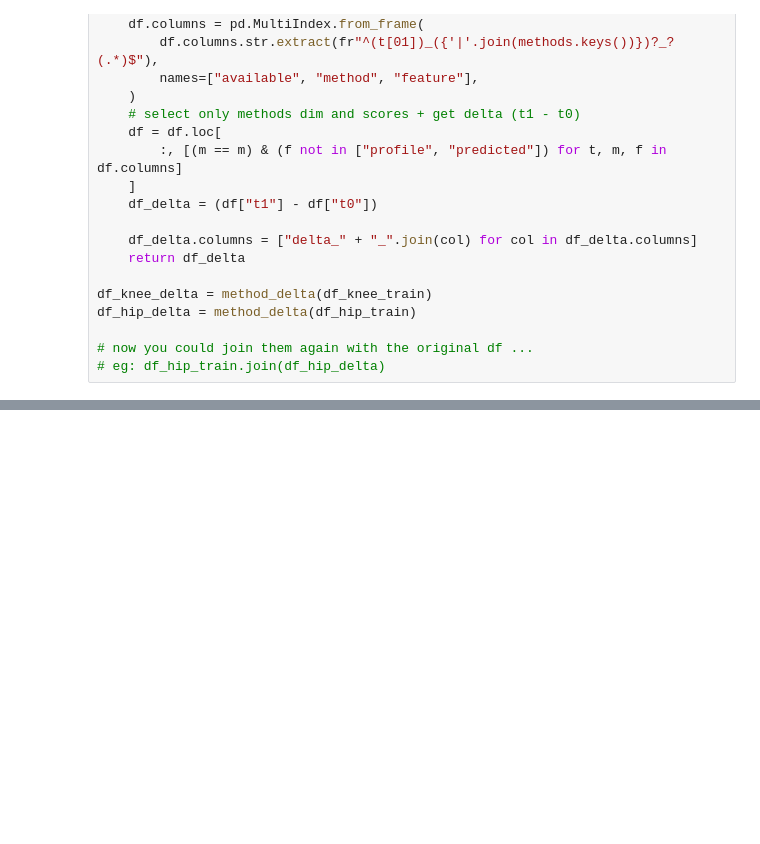
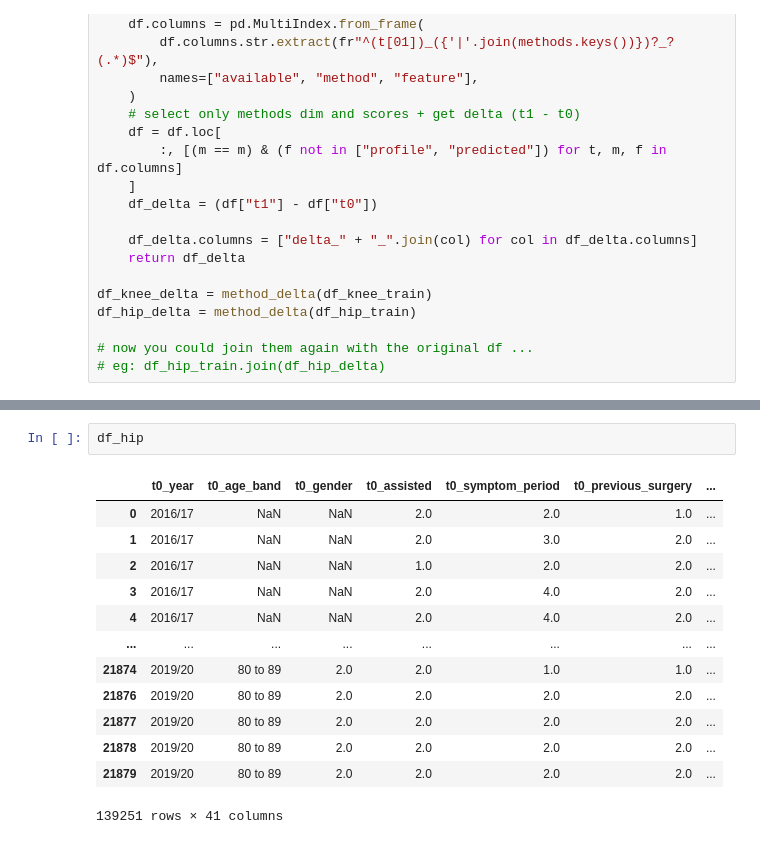
Before and after one commit to laurencefrank/NHS-PROMs, a Jupyter notebook: notebooks/Example_notebook_II.ipynb, the cells around one changed output, grey strips where cells are left out. Drawn from its saved outputs; the diff is of its cells as text; blank space fills up the shorter version.

```diff
--- a/notebooks/Example_notebook_II.ipynb
+++ b/notebooks/Example_notebook_II.ipynb
@@ -75,0 +109,16 @@ df_hip_delta = method_delta(df_hip_train)
+# %%
+df_hip
+# %% [output]
+|  | t0_year | t0_age_band | t0_gender | t0_assisted | t0_symptom_period | t0_previous_surgery | ... |
+| 0 | 2016/17 | NaN | NaN | 2.0 | 2.0 | 1.0 | ... |
+| 1 | 2016/17 | NaN | NaN | 2.0 | 3.0 | 2.0 | ... |
+| 2 | 2016/17 | NaN | NaN | 1.0 | 2.0 | 2.0 | ... |
+| 3 | 2016/17 | NaN | NaN | 2.0 | 4.0 | 2.0 | ... |
+| 4 | 2016/17 | NaN | NaN | 2.0 | 4.0 | 2.0 | ... |
+| ... | ... | ... | ... | ... | ... | ... | ... |
+| 21874 | 2019/20 | 80 to 89 | 2.0 | 2.0 | 1.0 | 1.0 | ... |
+| 21876 | 2019/20 | 80 to 89 | 2.0 | 2.0 | 2.0 | 2.0 | ... |
+| 21877 | 2019/20 | 80 to 89 | 2.0 | 2.0 | 2.0 | 2.0 | ... |
+| 21878 | 2019/20 | 80 to 89 | 2.0 | 2.0 | 2.0 | 2.0 | ... |
+| 21879 | 2019/20 | 80 to 89 | 2.0 | 2.0 | 2.0 | 2.0 | ... |
+139251 rows × 41 columns
```
Also changed, not shown: parts of 6 cells of this notebook, 2 other files.
